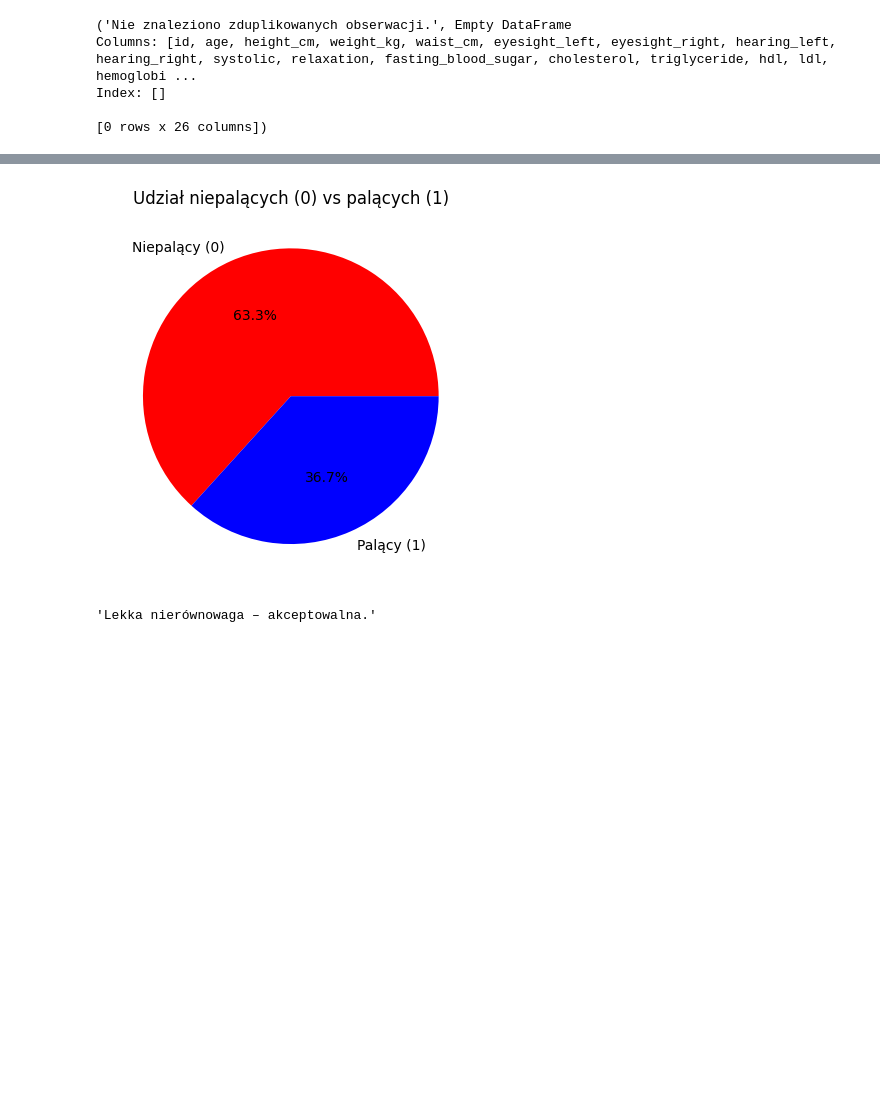
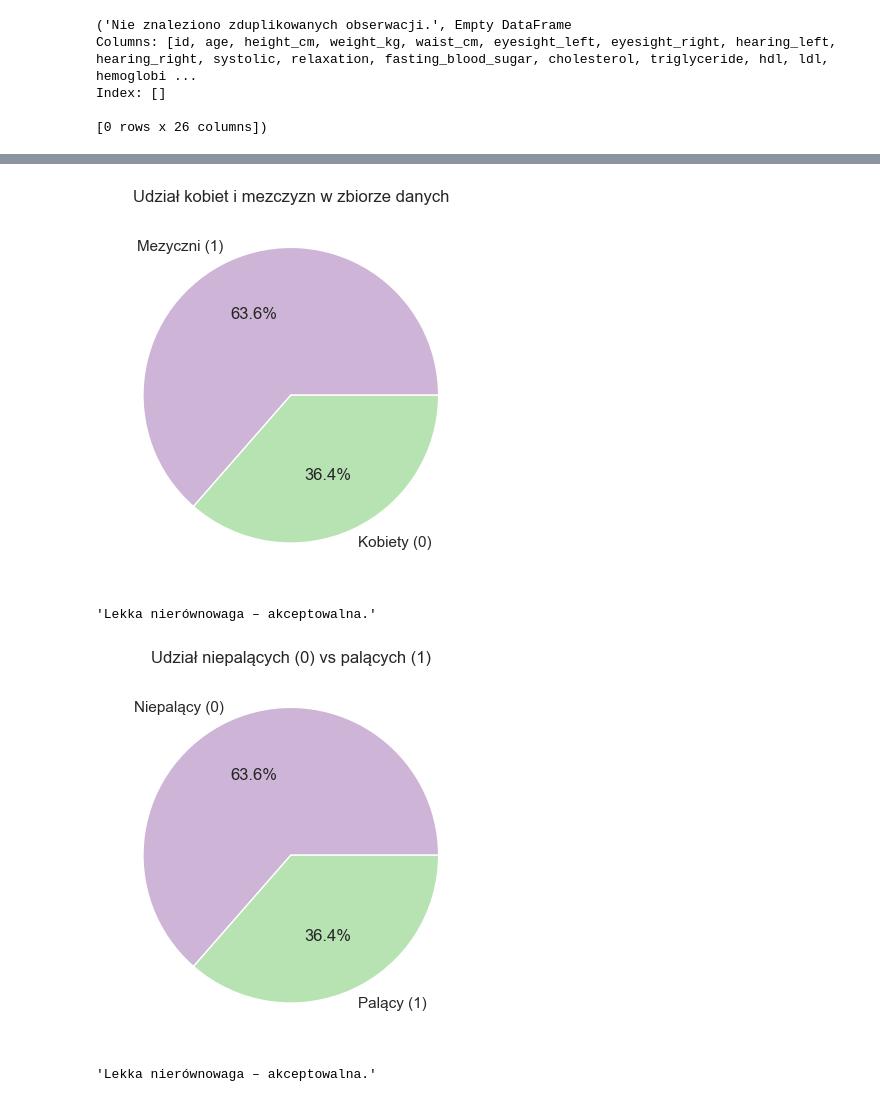
Before and after one commit to msnaspers/ml-pg2025, a Jupyter notebook: projekt_zaliczeniowy.ipynb, the cells around one changed output, grey strips where cells are left out. Saved outputs shown, nothing was run; the diff lists cells and outputs as text; code cells hidden in the pictures; blank space fills up the shorter version.

```diff
--- a/projekt_zaliczeniowy.ipynb
+++ b/projekt_zaliczeniowy.ipynb
@@ -320,15 +365,32 @@ plt.show()
+# %%
+labels = [ 'Mezyczni (1)', 'Kobiety (0)']
+colors = sns.color_palette("PRGn", n_colors=2)
+df['gender_M'].value_counts(normalize=True).plot(
+    kind='pie',
+    autopct='%1.1f%%',
+    labels = labels,
+    colors=colors,
+    title='Udział kobiet i mezczyzn w zbiorze danych',
+    ylabel='')
+plt.show()
+# %% [output]
+[figure, added]
+# %%
+check_balance(df, 'gender_M')
+# %% [output]
+'Lekka nierównowaga – akceptowalna.'
 # %%
 labels = ['Niepalący (0)', 'Palący (1)']
-
-df['smoking'].value_counts(normalize=True).plot(
+colors = sns.color_palette("PRGn", n_colors=2)
+df['gender_M'].value_counts(normalize=False).plot(
     kind='pie',
     autopct='%1.1f%%',
     labels=labels,
-    colors=['red', 'blue'],
+    colors=colors,
     title='Udział niepalących (0) vs palących (1)',
     ylabel=''
 )
 plt.show()
 # %% [output]
-[figure, old version]
+[figure, new version]
 # %%
```
Also changed, not shown: parts of 20 cells of this notebook, 1 other file.
